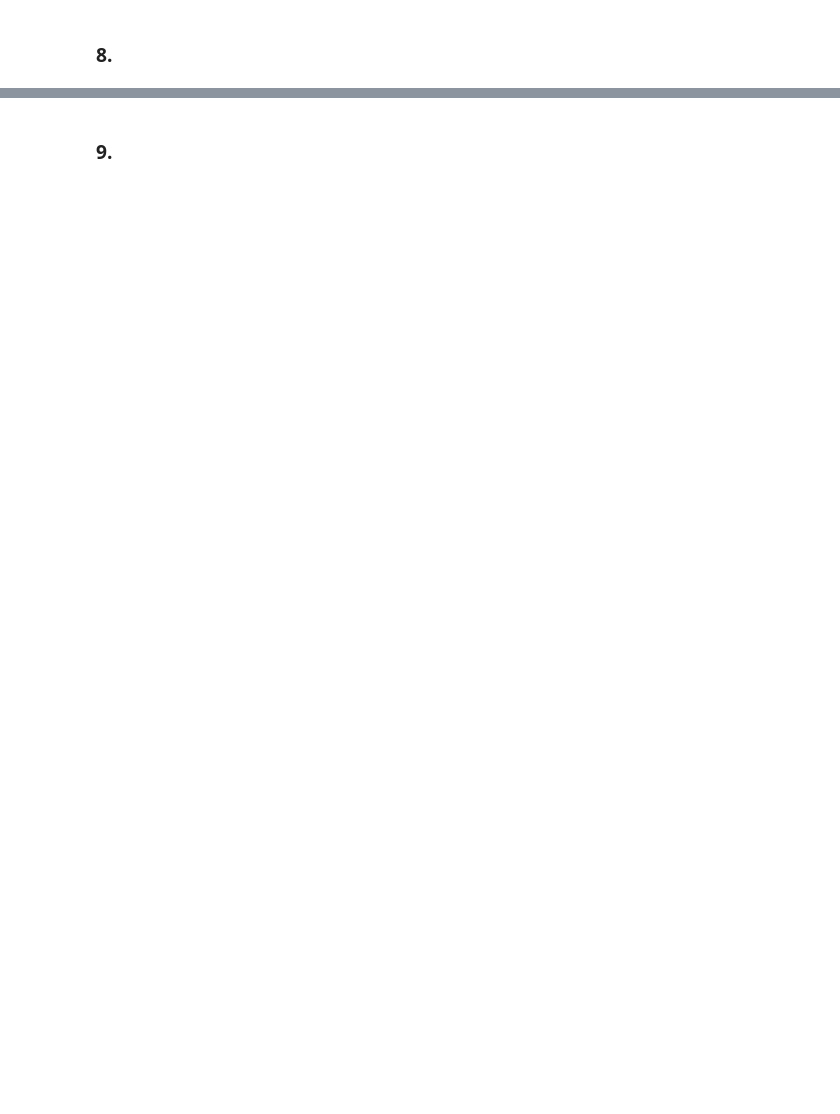
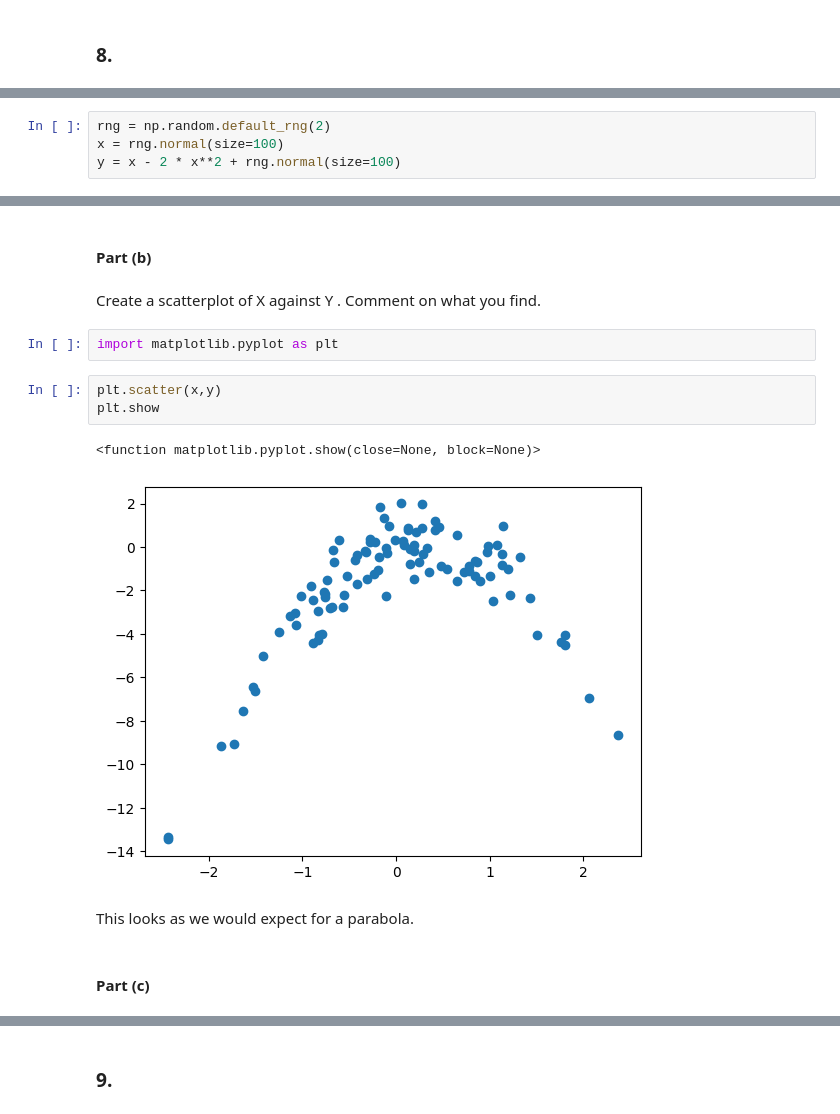
Before and after one commit to kmerkl22/k-s-ISL, a Jupyter notebook: Notebooks/Ch05-ISLexercises.ipynb, the cells around one changed output, grey strips where cells are left out. Cells and saved outputs as stored; diff of their text form; blank space fills up the shorter version.

```diff
--- a/Notebooks/Ch05-ISLexercises.ipynb
+++ b/Notebooks/Ch05-ISLexercises.ipynb
@@ -542,0 +755,4 @@ The assumption that they have the same variance and the fact that they are on di
+# %%
+rng = np.random.default_rng(2)
+x = rng.normal(size=100)
+y = x - 2 * x**2 + rng.normal(size=100)
@@ -542,0 +787,16 @@ The assumption that they have the same variance and the fact that they are on di
+# %% [markdown]
+#### Part (b)
+# %% [markdown]
+Create a scatterplot of X against Y . Comment on what you find.
+# %%
+import matplotlib.pyplot as plt
+# %%
+plt.scatter(x,y)
+plt.show
+# %% [output]
+<function matplotlib.pyplot.show(close=None, block=None)>
+[figure, added]
+# %% [markdown]
+This looks as we would expect for a parabola.
+# %% [markdown]
+#### Part (c)
```
Also changed, not shown: parts of 110 cells of this notebook, 1 other file.
